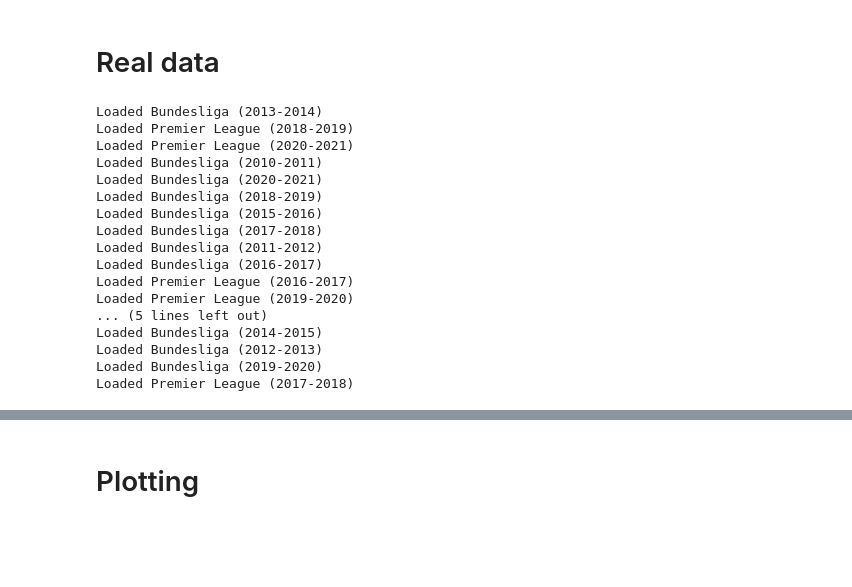
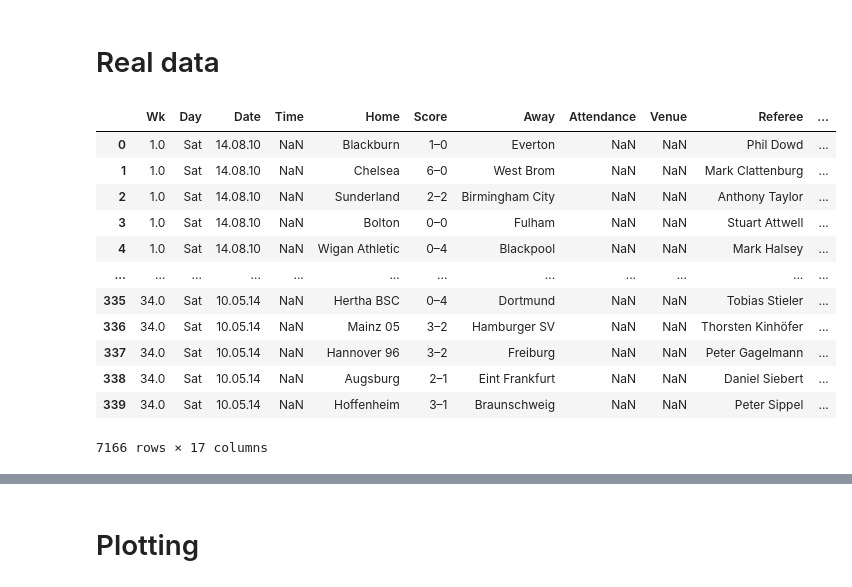
Before and after one commit to nicolas-kuechler/eth-sports-networks-2021, a Jupyter notebook: project.ipynb, the cells around one changed output, grey strips where cells are left out. Cells and saved outputs as stored; diff of their text form; code cells hidden in the pictures; blank space fills up the shorter version.

```diff
--- a/project.ipynb
+++ b/project.ipynb
@@ -655,45 +655,42 @@ Wall time: 6.91 µs
 # %%
 import os
 import re
 
 directory = "data"
 pattern = "^(\\d{4})-(\\d{4}) ([a-zA-Z ]*) \\(([A-Z])\\).csv$"
 
 real_data_games = pd.DataFrame()
 
 for filename in os.listdir(directory):
     match = re.search(pattern, filename)
     if not match:
         continue
 
     start_year = int(match.group(1))
     end_year = int(match.group(2))
     league_name = match.group(3)
 
     content = pd.read_csv(os.path.join(directory, filename), delimiter=";").dropna(how='all')
     content["start_year"] = start_year
     content["end_year"] = end_year
     content["league_name"] = league_name
     real_data_games = real_data_games.append(content)
-    print(f"Loaded {league_name} ({start_year}-{end_year})")
+
+display(real_data_games)
 # %% [output]
+|  | Wk | Day | Date | Time | Home | Score | Away | Attendance | Venue | Referee | ... |
+| 0 | 1.0 | Sat | 14.08.10 | NaN | Blackburn | 1–0 | Everton | NaN | NaN | Phil Dowd | ... |
+| 1 | 1.0 | Sat | 14.08.10 | NaN | Chelsea | 6–0 | West Brom | NaN | NaN | Mark Clattenburg | ... |
+| 2 | 1.0 | Sat | 14.08.10 | NaN | Sunderland | 2–2 | Birmingham City | NaN | NaN | Anthony Taylor | ... |
+| 3 | 1.0 | Sat | 14.08.10 | NaN | Bolton | 0–0 | Fulham | NaN | NaN | Stuart Attwell | ... |
+| 4 | 1.0 | Sat | 14.08.10 | NaN | Wigan Athletic | 0–4 | Blackpool | NaN | NaN | Mark Halsey | ... |
+| ... | ... | ... | ... | ... | ... | ... | ... | ... | ... | ... | ... |
+| 335 | 34.0 | Sat | 10.05.14 | NaN | Hertha BSC | 0–4 | Dortmund | NaN | NaN | Tobias Stieler | ... |
+| 336 | 34.0 | Sat | 10.05.14 | NaN | Mainz 05 | 3–2 | Hamburger SV | NaN | NaN | Thorsten Kinhöfer | ... |
+| 337 | 34.0 | Sat | 10.05.14 | NaN | Hannover 96 | 3–2 | Freiburg | NaN | NaN | Peter Gagelmann | ... |
+| 338 | 34.0 | Sat | 10.05.14 | NaN | Augsburg | 2–1 | Eint Frankfurt | NaN | NaN | Daniel Siebert | ... |
+| 339 | 34.0 | Sat | 10.05.14 | NaN | Hoffenheim | 3–1 | Braunschweig | NaN | NaN | Peter Sippel | ... |
-Loaded Bundesliga (2013-2014)
-Loaded Premier League (2018-2019)
-Loaded Premier League (2020-2021)
-Loaded Bundesliga (2010-2011)
-Loaded Bundesliga (2020-2021)
-Loaded Bundesliga (2018-2019)
-Loaded Bundesliga (2015-2016)
-Loaded Bundesliga (2017-2018)
-Loaded Bundesliga (2011-2012)
-Loaded Bundesliga (2016-2017)
-Loaded Premier League (2016-2017)
-Loaded Premier League (2019-2020)
-... (5 lines left out)
-Loaded Bundesliga (2014-2015)
-Loaded Bundesliga (2012-2013)
-Loaded Bundesliga (2019-2020)
-Loaded Premier League (2017-2018)
+7166 rows × 17 columns
 # %%
 real_data_teams = pd.DataFrame()
 
```
Also changed, not shown: parts of 18 cells of this notebook.
